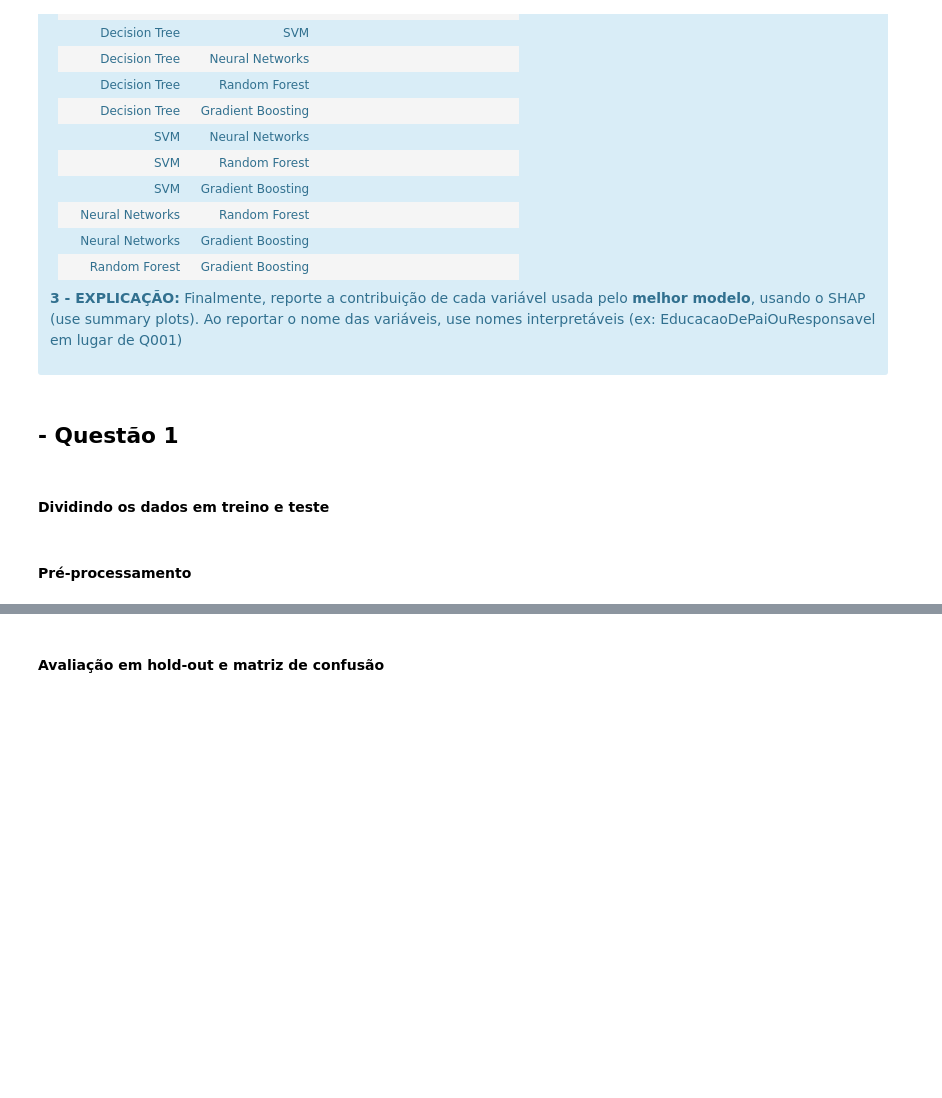
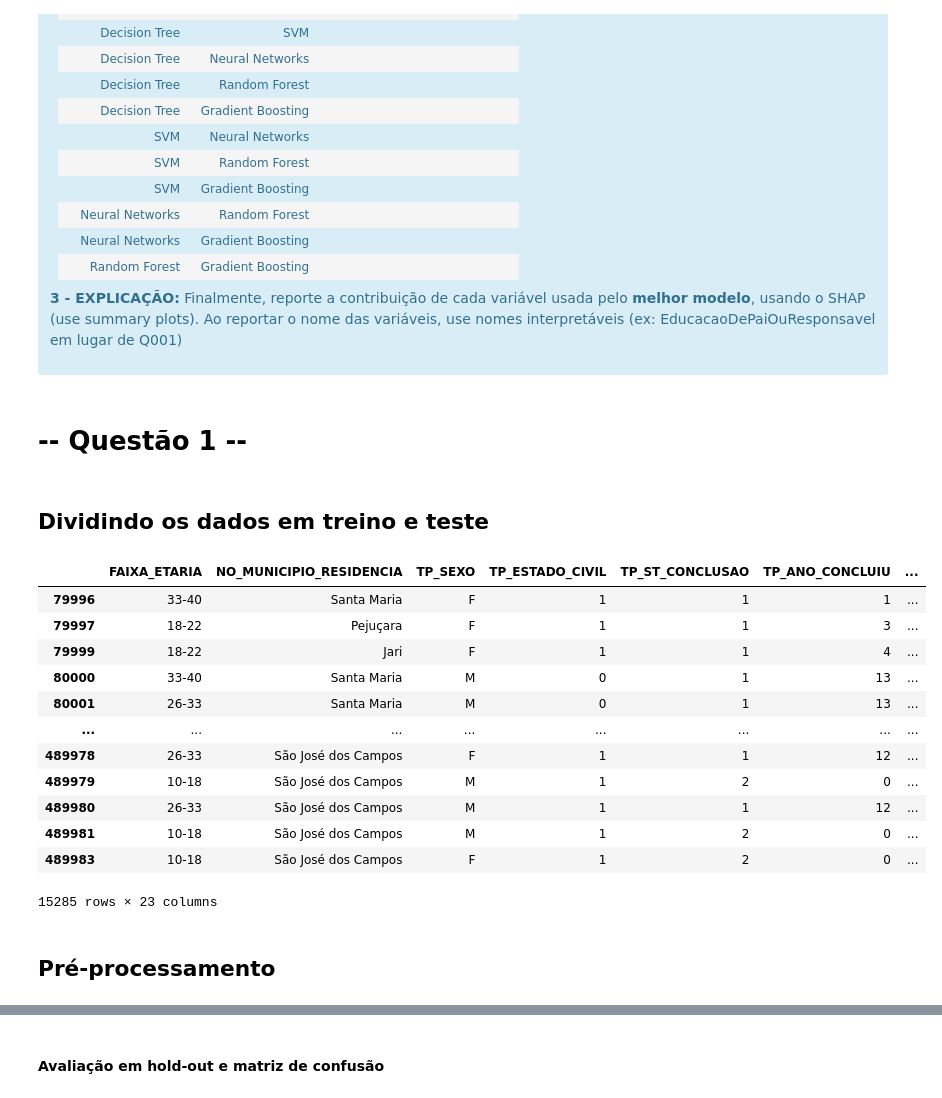
Before and after one commit to SarahLimaSO/Trabalho_Data_science_Enem2019, a Jupyter notebook: Trabalho Pratico 2 - DS.ipynb, the cells around one changed output, grey strips where cells are left out. Saved outputs shown, nothing was run; the diff lists cells and outputs as text; code cells hidden in the pictures; blank space fills up the shorter version.

```diff
--- a/Trabalho Pratico 2 - DS.ipynb
+++ b/Trabalho Pratico 2 - DS.ipynb
@@ -172,17 +194,41 @@ df_enem_c = df_enem[df_enem.NO_MUNICIPIO_PROVA.isin(MUNICIPIOS)][cols_to_use + [
 
 </div>
 # %% [markdown]
-## - Questão 1
+# -- Questão 1 --
 # %% [markdown]
-#### Dividindo os dados em treino e teste
+## Dividindo os dados em treino e teste
 # %%
 from sklearn.model_selection import train_test_split
 
 X = df_enem_c.drop(columns=['TARGET'])  # Variáveis independentes
 y = df_enem_c['TARGET']  # Variável dependente
 
+# Identificando variáveis categóricas e numéricas
+cat_cols = ["FAIXA_ETARIA", "NO_MUNICIPIO_RESIDENCIA", "TP_SEXO",
+    "TP_ESTADO_CIVIL", "TP_ST_CONCLUSAO", "TP_ANO_CONCLUIU", "TP_ESCOLA",
+    "Q002","Q003","Q004","Q005","Q006","Q021","Q022","Q024","Q025"
+]
+num_cols = ["CO_PROVA_CH", "CO_PROVA_LC","NU_NOTA_CH"]
+
+# Convertendo dados numéricos para float32 para reduzir memória
+X[num_cols] = X[num_cols].astype('float32')
+
 X_train, X_test, y_train, y_test = train_test_split(X, y, test_size=0.2, random_state=42)
 df_enem_c
+# %% [output]
+|  | FAIXA_ETARIA | NO_MUNICIPIO_RESIDENCIA | TP_SEXO | TP_ESTADO_CIVIL | TP_ST_CONCLUSAO | TP_ANO_CONCLUIU | ... |
+| 79996 | 33-40 | Santa Maria | F | 1 | 1 | 1 | ... |
+| 79997 | 18-22 | Pejuçara | F | 1 | 1 | 3 | ... |
+| 79999 | 18-22 | Jari | F | 1 | 1 | 4 | ... |
+| 80000 | 33-40 | Santa Maria | M | 0 | 1 | 13 | ... |
+| 80001 | 26-33 | Santa Maria | M | 0 | 1 | 13 | ... |
+| ... | ... | ... | ... | ... | ... | ... | ... |
+| 489978 | 26-33 | São José dos Campos | F | 1 | 1 | 12 | ... |
+| 489979 | 10-18 | São José dos Campos | M | 1 | 2 | 0 | ... |
+| 489980 | 26-33 | São José dos Campos | M | 1 | 1 | 12 | ... |
+| 489981 | 10-18 | São José dos Campos | M | 1 | 2 | 0 | ... |
+| 489983 | 10-18 | São José dos Campos | F | 1 | 2 | 0 | ... |
+15285 rows × 23 columns
 # %% [markdown]
-#### Pré-processamento
+## Pré-processamento
 # %%
```
Also changed, not shown: parts of 17 cells of this notebook.
